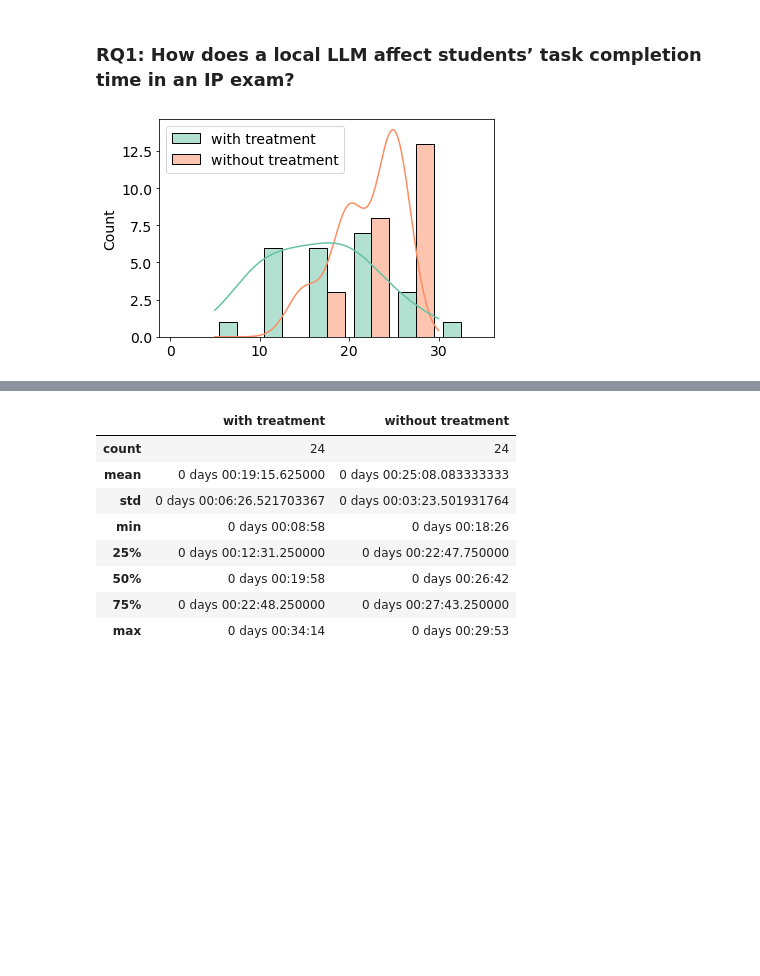
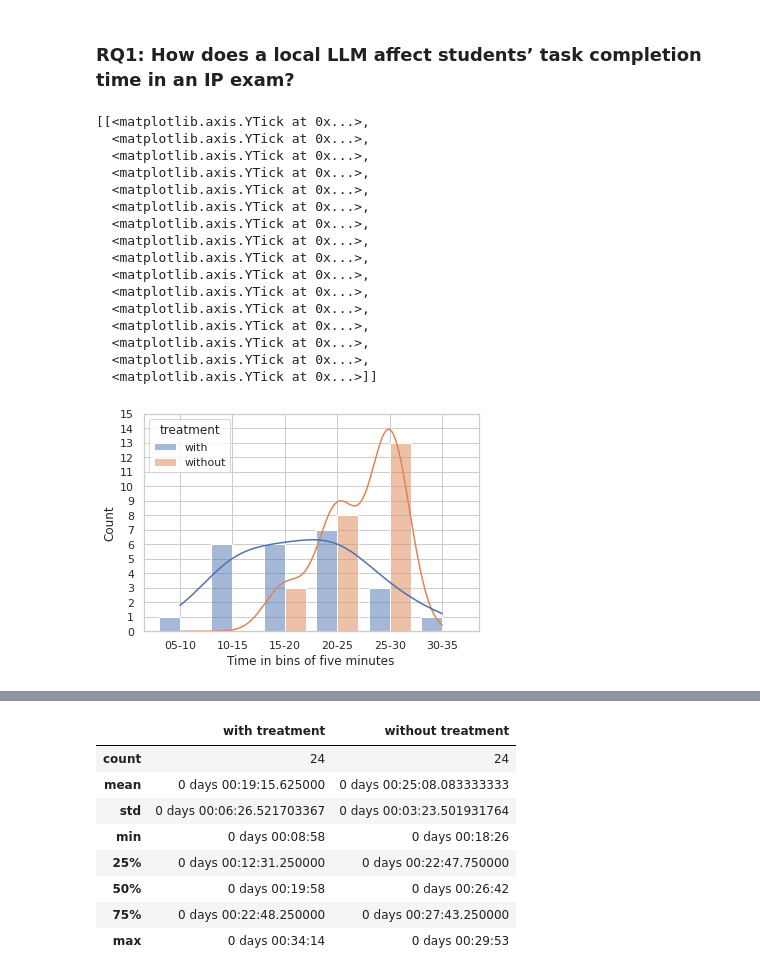
Before and after one commit to HelgeCPH/local_llm_experiment_setup, a Jupyter notebook: Analysis.ipynb, the cells around one changed output, grey strips where cells are left out. Saved outputs shown, nothing was run; the diff lists cells and outputs as text; code cells hidden in the pictures; blank space fills up the shorter version.

```diff
--- a/Analysis.ipynb
+++ b/Analysis.ipynb
@@ -179,3 +177,31 @@ df
+# %%
+df_times = df.groupby(["treatment", "experiment_subject"])["time"].sum().reset_index()
+df_times["time_in_5min_bins"] = df_times.time.dt.seconds // 60 // 5 * 5
+df_times["bin_labels"] = df_times.time_in_5min_bins.apply(lambda el: f"{el:02d}-{el+5}")
+
+df_times.sort_values(by="bin_labels", inplace=True)
+p = sns.histplot(data=df_times, x="bin_labels", hue="treatment", multiple="dodge",
+                 binwidth=5, kde=True,  shrink=.8)
+p.set(xlabel="Time in bins of five minutes")
+p.set(yticks=(range(df_times.groupby("time_in_5min_bins").bin_labels.count().max())))
+# %% [output]
+[[<matplotlib.axis.YTick at 0x...>,
+  <matplotlib.axis.YTick at 0x...>,
+  <matplotlib.axis.YTick at 0x...>,
+  <matplotlib.axis.YTick at 0x...>,
+  <matplotlib.axis.YTick at 0x...>,
+  <matplotlib.axis.YTick at 0x...>,
+  <matplotlib.axis.YTick at 0x...>,
+  <matplotlib.axis.YTick at 0x...>,
+  <matplotlib.axis.YTick at 0x...>,
+  <matplotlib.axis.YTick at 0x...>,
+  <matplotlib.axis.YTick at 0x...>,
+  <matplotlib.axis.YTick at 0x...>,
+  <matplotlib.axis.YTick at 0x...>,
+  <matplotlib.axis.YTick at 0x...>,
+  <matplotlib.axis.YTick at 0x...>,
+  <matplotlib.axis.YTick at 0x...>]]
+[figure, added]
 # %%
 df_time_with_treatment = df[df.llm_support == True].groupby("experiment_subject")["time"].sum().reset_index()
 df_time_with_treatment.drop(columns=["experiment_subject"], inplace=True)
@@ -187,9 +213,3 @@ df_time_wo_treatment.drop(columns=["experiment_subject"], inplace=True)
 df_time_wo_treatment.time = df_time_wo_treatment.time.dt.seconds // 60 // 5 * 5
 df_time_wo_treatment.rename(columns={"time": "without treatment"}, inplace=True)
 df_times = pd.merge(df_time_with_treatment, df_time_wo_treatment, left_index=True, right_index=True)
-# %%
-sns.histplot(df_times, color='blue', multiple="dodge", kde=True,
-             binrange=(0, 35), binwidth=5, shrink=.8)
-plt.savefig("images/time_comparison.pdf", bbox_inches="tight")
-# %% [output]
-[figure, removed]
```
Also changed, not shown: parts of 39 cells of this notebook.
